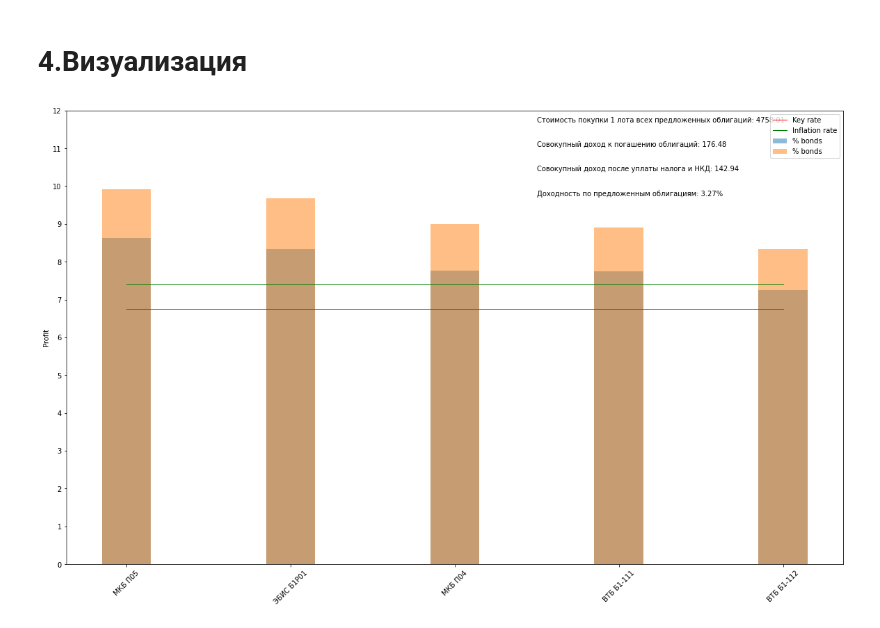
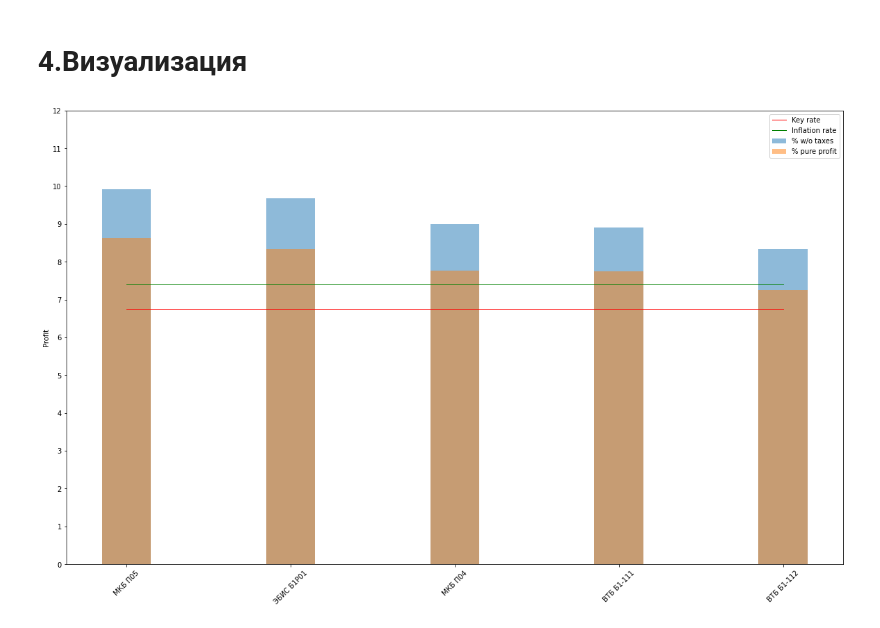
Before and after one commit to buxkirill/reboot_DA, a Jupyter notebook: final_project/final_project_v1.ipynb, the cells around one changed output. Drawn from its saved outputs; the diff is of its cells as text; code cells hidden in the pictures.

```diff
--- a/final_project/final_project_v1.ipynb
+++ b/final_project/final_project_v1.ipynb
@@ -828,28 +826,21 @@ final_bonds.sort_values(by='PROFIT', ascending=False, inplace=True)
 # %%
 facevalue = final_bonds[['FACEVALUE']].sum().values[0]
 price = final_bonds[['PRICE_RUB']].sum().values[0]
 income = final_bonds[['COUPON_INCOME']].sum().values[0]
 accrued_coupon_interest = final_bonds[['ACCRUED_COUPON_INTEREST']].sum().values[0]
 fig, ax = plt.subplots(figsize=(20,12))
+ax.bar(final_bonds.SHORTNAME.values, height=final_bonds.reset_index().PROFIT_WITHOUT_TAXES.values, width=0.3, label='% w/o taxes', alpha=0.5)
 
-ax.bar(final_bonds.SHORTNAME.values, height=final_bonds.reset_index().PROFIT.values, width=0.3, label='% bonds', alpha=0.5)
-ax.bar(final_bonds.SHORTNAME.values, height=final_bonds.reset_index().PROFIT_WITHOUT_TAXES.values, width=0.3, label='% bonds', alpha=0.5)
+ax.bar(final_bonds.SHORTNAME.values, height=final_bonds.reset_index().PROFIT.values, width=0.3, label='% pure profit', alpha=0.5)
 
 ax.plot([KEY_RATE] * len(final_bonds), color='r', linewidth=1, label='Key rate')
 ax.plot([INFLATION_RATE] * len(final_bonds), color='g', linewidth=1, label='Inflation rate')
-ax.text(2.5, 13 * 0.90, f'Стоимость покупки 1 лота всех предложенных облигаций: {round(price, 2)}')
-ax.text(2.5, 13 * 0.85, f'Совокупный доход к погашению облигаций: {round(income, 2)}')
-ax.text(2.5, 13 * 0.8, f'Совокупный доход после уплаты налога и НКД: {round(income * (1 - TAX_RATE) - accrued_coupon_interest, 2)}')
-ax.text(2.5, 13 * 0.75,
-        f'Доходность по предложенным облигациям: {round((facevalue - price - accrued_coupon_interest + (1 - TAX_RATE) * income * 100) / (price + accrued_coupon_interest), 2)}%')
 
 ax.set_xticks(range(0, 5))
-
 ax.set_yticks(range(0, 13))
 ax.set_ylabel("Profit")
-
+ax.legend()
 plt.xticks(rotation=45)
-ax.legend()
 plt.show()
 # %% [output]
-[figure, old version]
+[figure, new version]
```
Also changed, not shown: parts of 3 cells of this notebook.
